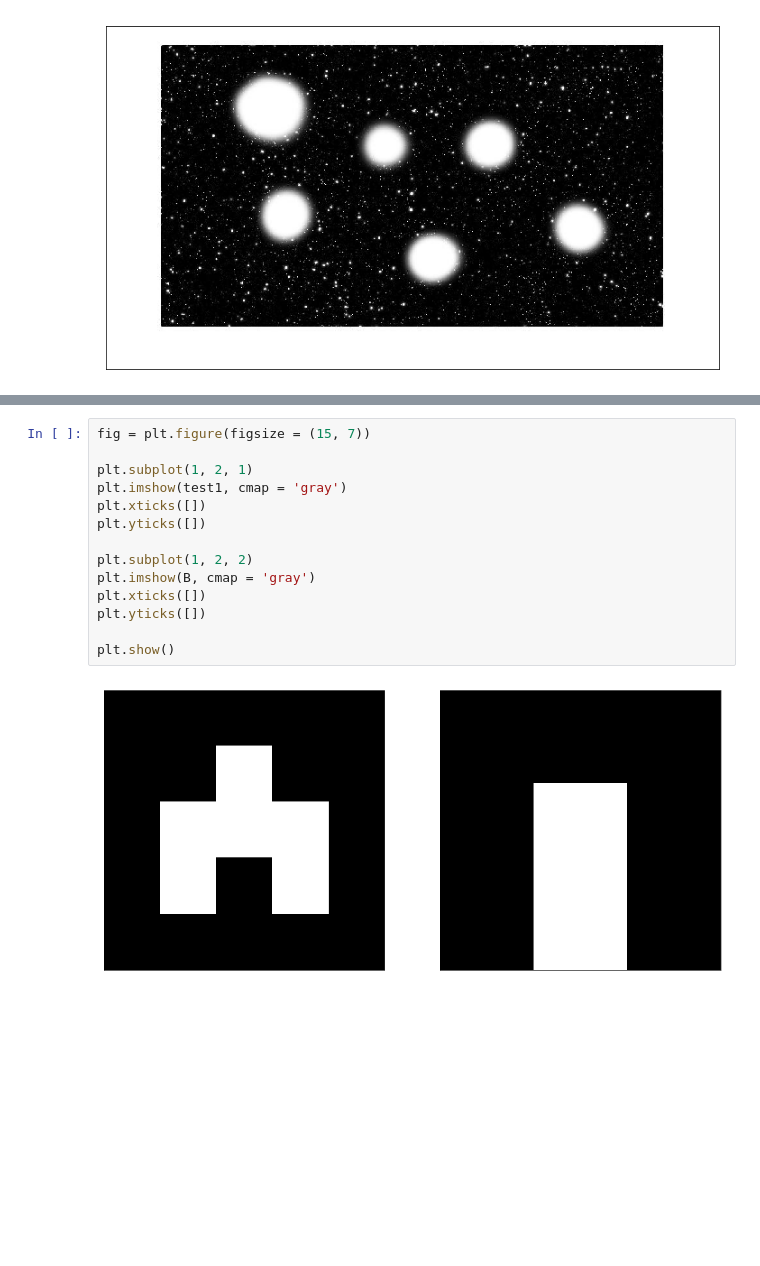
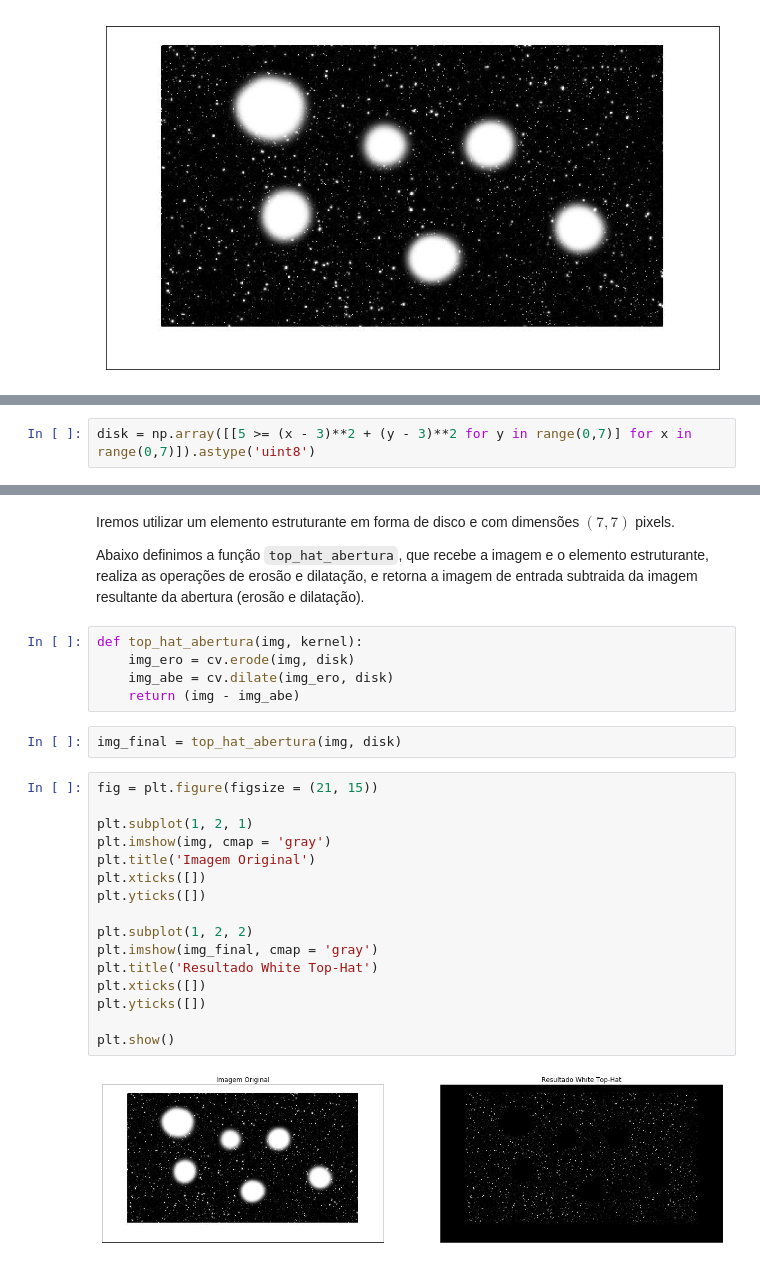
Before and after one commit to achiaver/computer_vision, a Jupyter notebook: trabalho_03/notebook/trabalho_03.ipynb, the cells around one changed output, grey strips where cells are left out. Drawn from its saved outputs; the diff is of its cells as text; blank space fills up the shorter version.

Commit message:
White Top-Hat done...

````diff
--- a/trabalho_03/notebook/trabalho_03.ipynb
+++ b/trabalho_03/notebook/trabalho_03.ipynb
@@ -84,0 +58,2 @@ array([[0, 0, 0],
+# %%
+disk = np.array([[5 >= (x - 3)**2 + (y - 3)**2 for y in range(0,7)] for x in range(0,7)]).astype('uint8')
@@ -85,16 +67,29 @@ array([[0, 0, 0],
+# %% [markdown]
+Iremos utilizar um elemento estruturante em forma de disco e com dimensões $(7, 7)$ pixels.
+
+Abaixo definimos a função ```top_hat_abertura```, que recebe a imagem e o elemento estruturante, realiza as operações de erosão e dilatação, e retorna a imagem de entrada subtraida da imagem resultante da abertura (erosão e dilatação).
+# %%
+def top_hat_abertura(img, kernel):
+    img_ero = cv.erode(img, disk)
+    img_abe = cv.dilate(img_ero, disk)
+    return (img - img_abe)
+# %%
+img_final = top_hat_abertura(img, disk)
 # %%
-fig = plt.figure(figsize = (15, 7))
+fig = plt.figure(figsize = (21, 15))
 
 plt.subplot(1, 2, 1)
-plt.imshow(test1, cmap = 'gray')
+plt.imshow(img, cmap = 'gray')
+plt.title('Imagem Original')
 plt.xticks([])
 plt.yticks([])
 
 plt.subplot(1, 2, 2)
-plt.imshow(B, cmap = 'gray')
+plt.imshow(img_final, cmap = 'gray')
+plt.title('Resultado White Top-Hat')
 plt.xticks([])
 plt.yticks([])
 
 plt.show()
 # %% [output]
-[figure, old version]
+[figure, new version]
````
Also changed, not shown: parts of 10 cells of this notebook.
